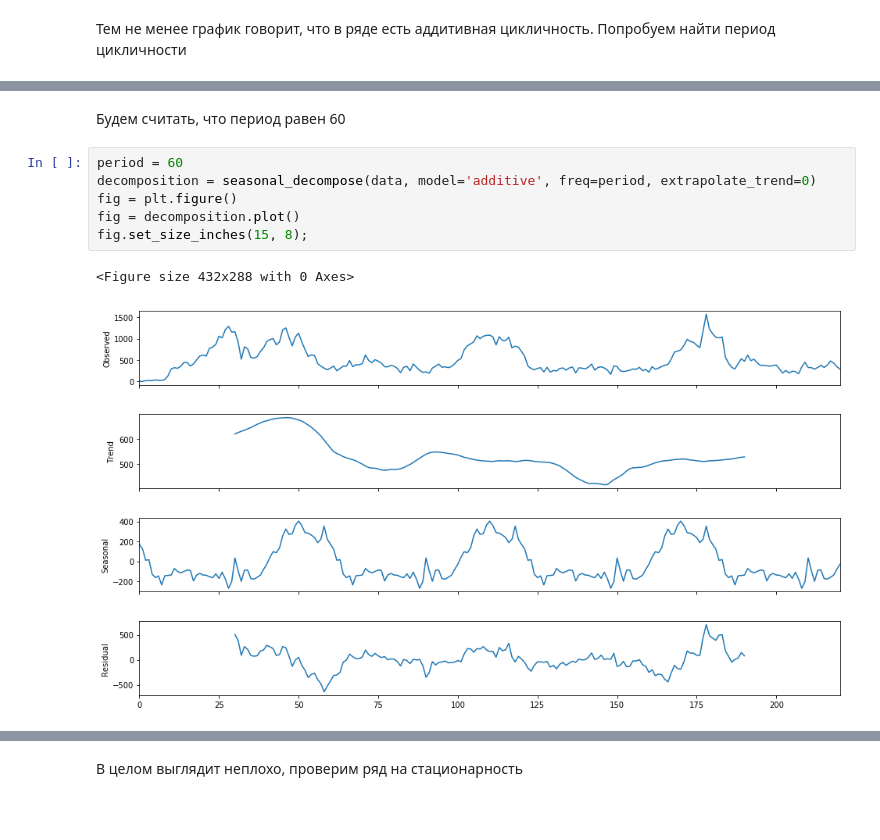
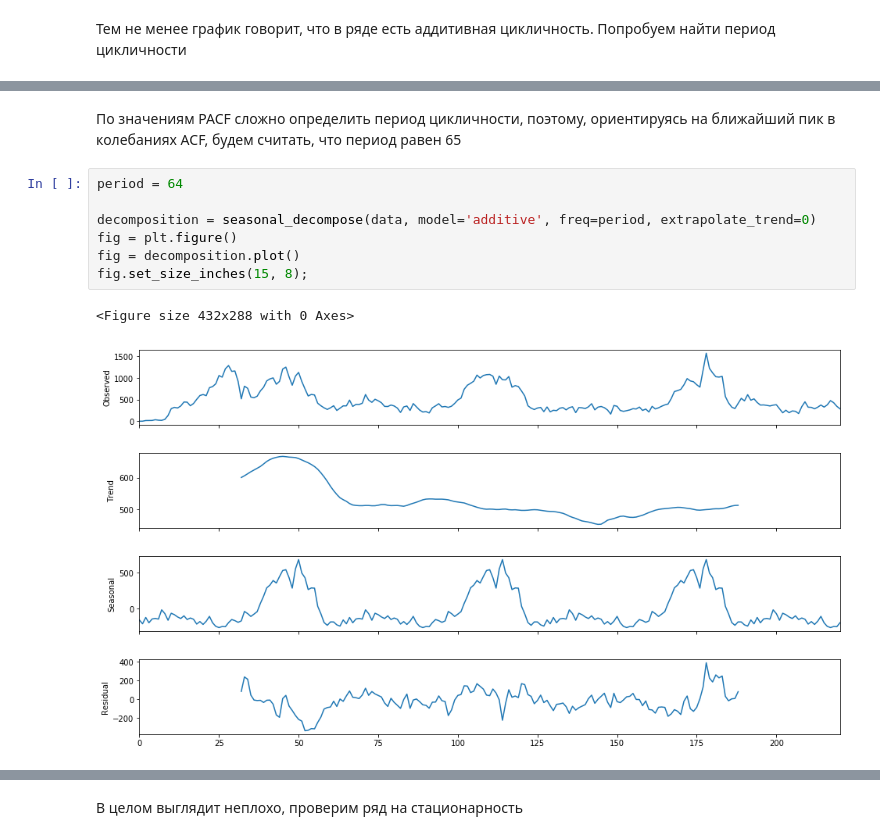
Before and after one commit to RomanovIV/hse_home_projects, a Jupyter notebook: arima_garch.ipynb, the cells around one changed output, grey strips where cells are left out. Cells and saved outputs as stored; diff of their text form; blank space fills up the shorter version.

```diff
--- a/arima_garch.ipynb
+++ b/arima_garch.ipynb
@@ -150,11 +154,12 @@ fig = sm.graphics.tsa.plot_pacf(data, lags=75, ax=ax2)
-# %% [markdown]
-Будем считать, что период равен 60
+# %% [markdown]
+По значениям PACF сложно определить период цикличности, поэтому, ориентируясь на ближайший пик в колебаниях ACF, будем считать, что период равен 65
 # %%
-period = 60
+period = 64
+
 decomposition = seasonal_decompose(data, model='additive', freq=period, extrapolate_trend=0)
 fig = plt.figure()
 fig = decomposition.plot()
 fig.set_size_inches(15, 8);
 # %% [output]
 <Figure size 432x288 with 0 Axes>
-[figure, old version]
+[figure, new version]
```
Also changed, not shown: parts of 16 cells of this notebook.
